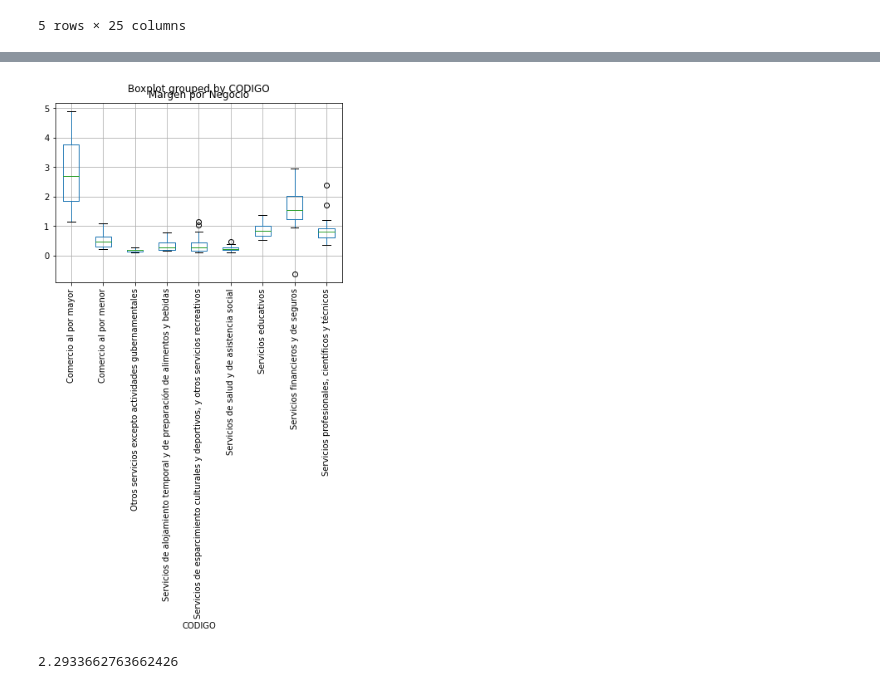
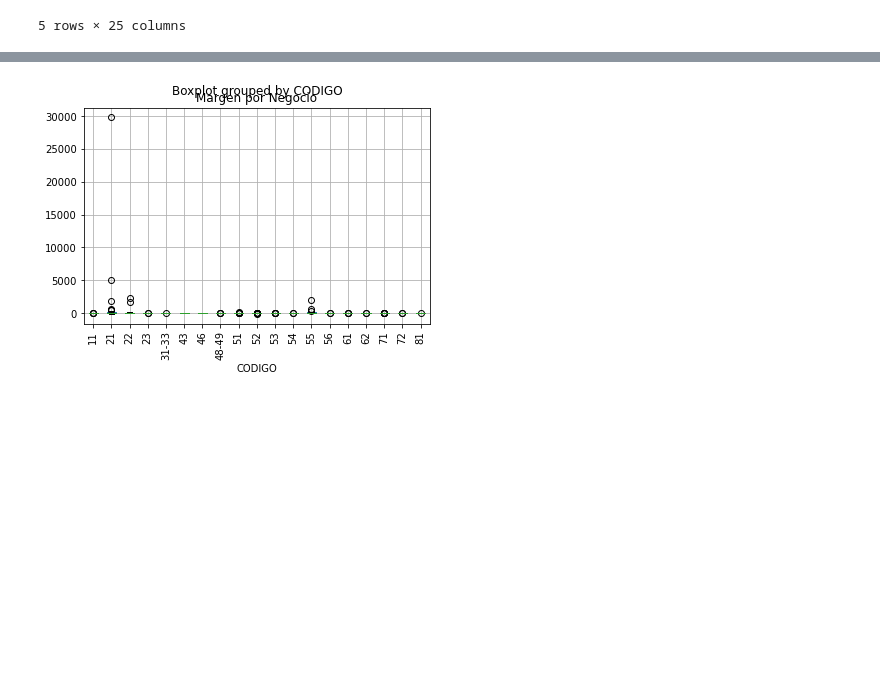
Before and after one commit to damontufar/project1, a Jupyter notebook: data_cleanup/inegi_data_2019.ipynb, the cells around one changed output, grey strips where cells are left out. Saved outputs shown, nothing was run; the diff lists cells and outputs as text; code cells hidden in the pictures; blank space fills up the shorter version.

```diff
--- a/data_cleanup/inegi_data_2019.ipynb
+++ b/data_cleanup/inegi_data_2019.ipynb
@@ -237,19 +246,22 @@ census_df["CODIGO"].replace({
 # %%
 #Select Only the Activities of interest
-census_df = census_df.loc[(census_df["CODIGO"] == "Comercio al por mayor") |
-                          (census_df["CODIGO"] == "Comercio al por menor") |
-                          (census_df["CODIGO"] == "Servicios financieros y de seguros") |
-                          (census_df["CODIGO"] == "Servicios profesionales, científicos y técnicos") |
-                          (census_df["CODIGO"] == "Servicios educativos") |
-                          (census_df["CODIGO"] == "Servicios de salud y de asistencia social") |
-                          (census_df["CODIGO"] == "Servicios de esparcimiento culturales y deportivos, y otros servicios recreativos") |
-                          (census_df["CODIGO"] == "Servicios de alojamiento temporal y de preparación de alimentos y bebidas") |
-                          (census_df["CODIGO"] == "Otros servicios excepto actividades gubernamentales")]
+#census_df = census_df.loc[(census_df["CODIGO"] == "Comercio al por mayor") |
+                          #(census_df["CODIGO"] == "Comercio al por menor") |
+                          #(census_df["CODIGO"] == "Servicios financieros y de seguros") |
+                          #(census_df["CODIGO"] == "Servicios profesionales, científicos y técnicos") |
+                          #(census_df["CODIGO"] == "Servicios educativos") |
+                          #(census_df["CODIGO"] == "Servicios de salud y de asistencia social") |
+                          #(census_df["CODIGO"] == "Servicios de esparcimiento culturales y deportivos, y otros servicios recreativos") |
+                          #(census_df["CODIGO"] == "Servicios de alojamiento temporal y de preparación de alimentos y bebidas") |
+                          #(census_df["CODIGO"] == "Otros servicios excepto actividades gubernamentales")]
 # %%
 #Filter when Minicipality is NULL, it refers to States
 census_df = census_df.loc[(census_df["MUNICIPIO"] == " ")]
+# %%
+#Filter for MAIN ACTIVITIES
+census_df_1 = census_df.loc[(census_df["CODIGO"].str.len() == 2) | (census_df["CODIGO"].str.contains("-"))]
 # %%
 #Select certain columns
-df = census_df[["ENTIDAD", "CODIGO", "Unidades_Económicas", "Personal contratado", "Total de Gastos por consumo de bienes y servicios", "Total de ingresos por suministros de bienes y servicios"]]
+df = census_df_1[["CVE_ENT", "ENTIDAD", "CODIGO", "Unidades_Económicas", "Personal contratado", "Total de Gastos por consumo de bienes y servicios", "Total de ingresos por suministros de bienes y servicios"]]
 df.head()
 # %% [output]
@@ -262,6 +274,6 @@ df.head()
 # %%
 #Obtain data frame to work with
-group = df.groupby(["ENTIDAD", "CODIGO"]).sum()
+group = df.groupby(["CVE_ENT","ENTIDAD", "CODIGO"]).sum()
 group["Ingresos por Personal Contratado"] = group["Total de ingresos por suministros de bienes y servicios"]/group["Personal contratado"]
 group["Ingresos por Negocio"] = group["Total de ingresos por suministros de bienes y servicios"]/group["Unidades_Económicas"]
 group["Gastos por Negocio"] = group["Total de Gastos por consumo de bienes y servicios"]/group["Unidades_Económicas"]
@@ -307,19 +324,5 @@ revenue_per_merchant["Margen por Negocio"].groupby("CODIGO").describe()
 # %%
-boxplot_data = margin_per_merchant.reset_index(["ENTIDAD", "CODIGO"])
+boxplot_data = revenue_per_merchant.reset_index(["ENTIDAD", "CODIGO"])
 boxplot_act = boxplot_data.boxplot(column = ["Margen por Negocio"], by = "CODIGO", rot = 90)
 # %% [output]
-[figure, old version]
+[figure, new version]
-# %%
-#Obtaining quartiles to define if they are outliers in Revenue bi Activity
-quartiles = revenue_per_merchant["Margen por Negocio"].quantile([.25, .5, .75])
-lowerq = quartiles[0.25]
-upperq = quartiles[0.75]
-iqr = upperq - lowerq
-
-lower_bound = lowerq - (1.5*iqr)
-upper_bound = upperq + (1.5 *iqr)
-
-
-upper_bound
-# %% [output]
-2.2933662763662426
```
Also changed, not shown: parts of 10 cells of this notebook.
